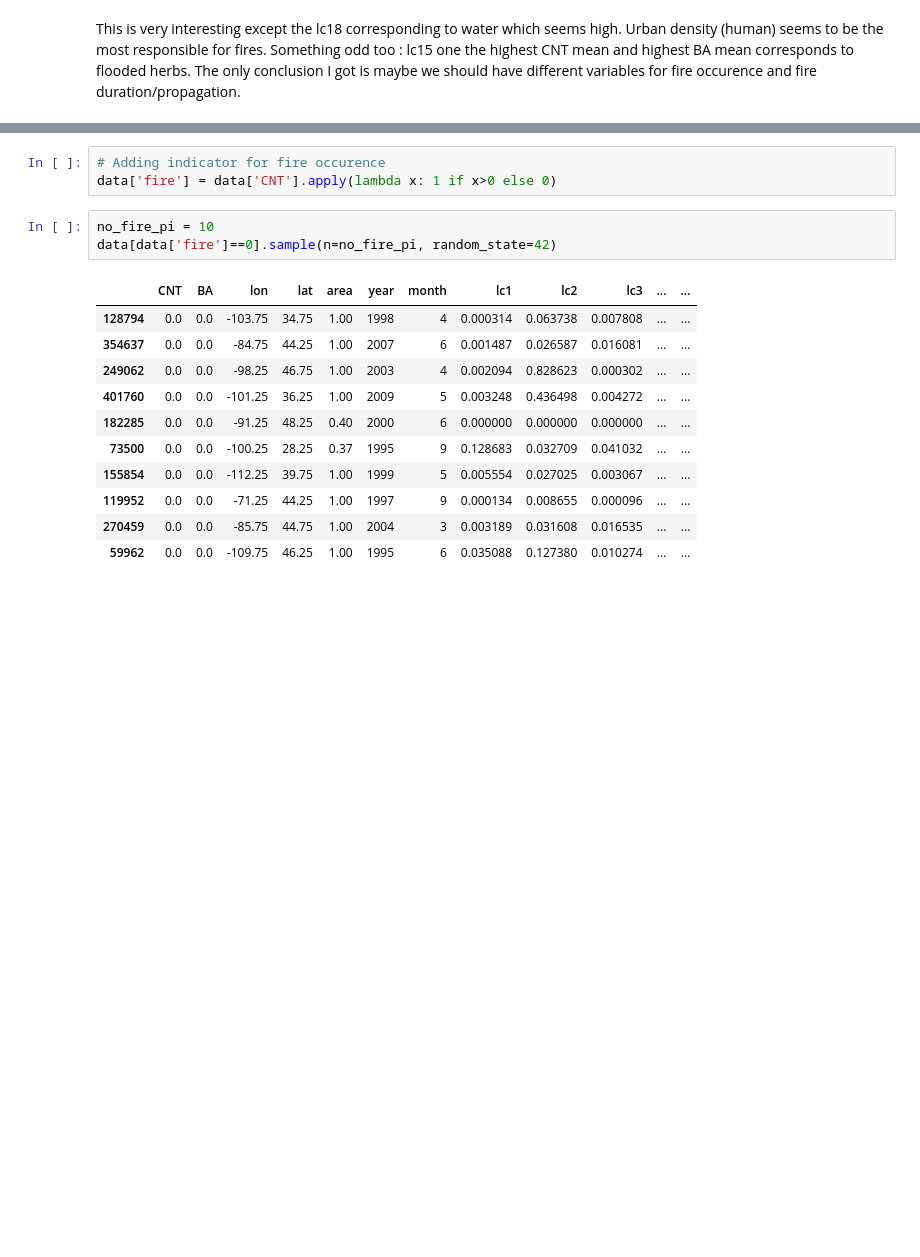
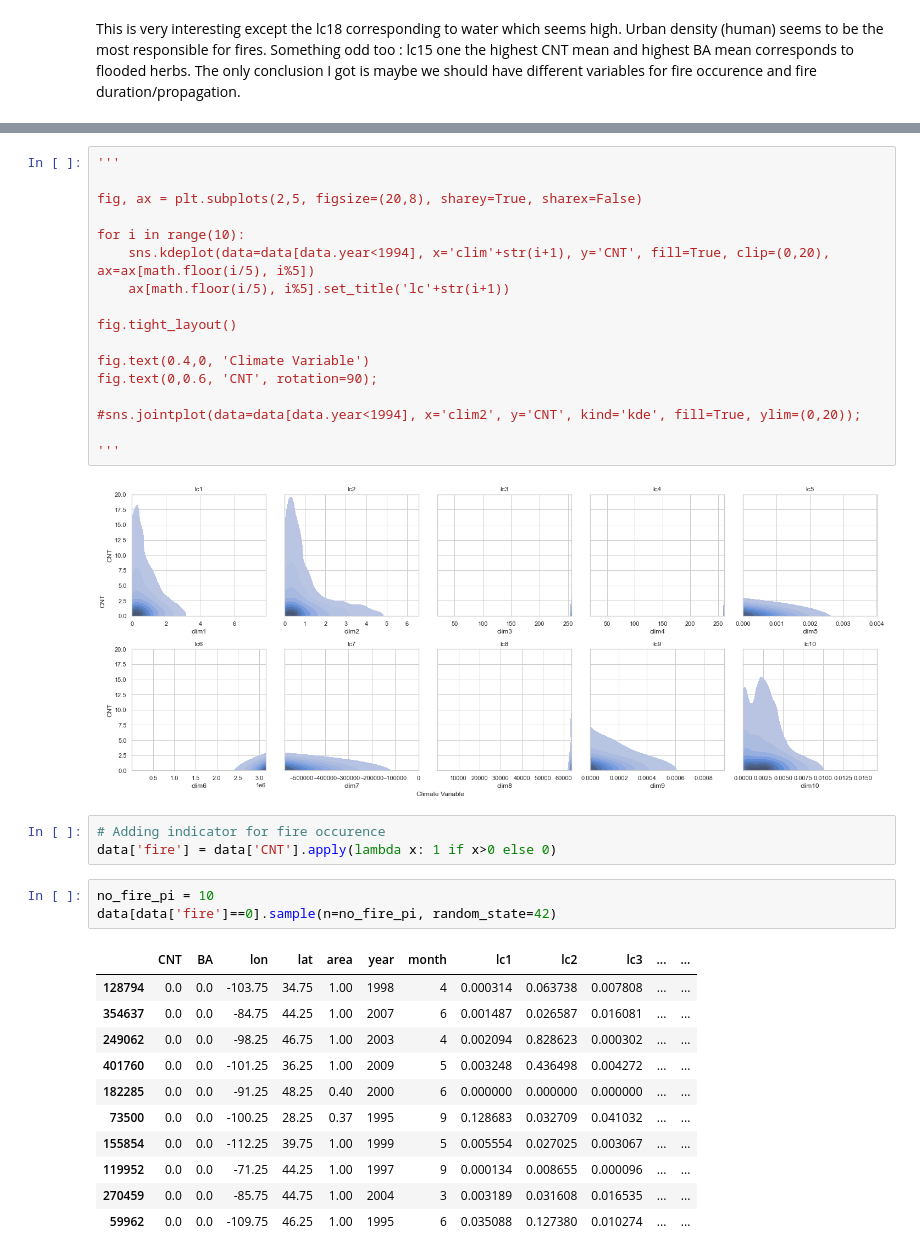
Before and after one commit to MegaCookies88/Data-Challenge-Wildfires, a Jupyter notebook: wildfires.ipynb, the cells around one changed output, grey strips where cells are left out. Drawn from its saved outputs; the diff is of its cells as text; blank space fills up the shorter version.

```diff
--- a/wildfires.ipynb
+++ b/wildfires.ipynb
@@ -160,3 +222,22 @@ This is very interesting except the lc18 corresponding to water which seems high
+# %%
+'''
+
+fig, ax = plt.subplots(2,5, figsize=(20,8), sharey=True, sharex=False)
+
+for i in range(10):
+    sns.kdeplot(data=data[data.year<1994], x='clim'+str(i+1), y='CNT', fill=True, clip=(0,20), ax=ax[math.floor(i/5), i%5])
+    ax[math.floor(i/5), i%5].set_title('lc'+str(i+1))
+
+fig.tight_layout()
+
+fig.text(0.4,0, 'Climate Variable')
+fig.text(0,0.6, 'CNT', rotation=90);
+
+#sns.jointplot(data=data[data.year<1994], x='clim2', y='CNT', kind='kde', fill=True, ylim=(0,20));
+
+'''
+# %% [output]
+[figure, added]
 # %%
 # Adding indicator for fire occurence
 data['fire'] = data['CNT'].apply(lambda x: 1 if x>0 else 0)
```
Also changed, not shown: parts of 6 cells of this notebook.
